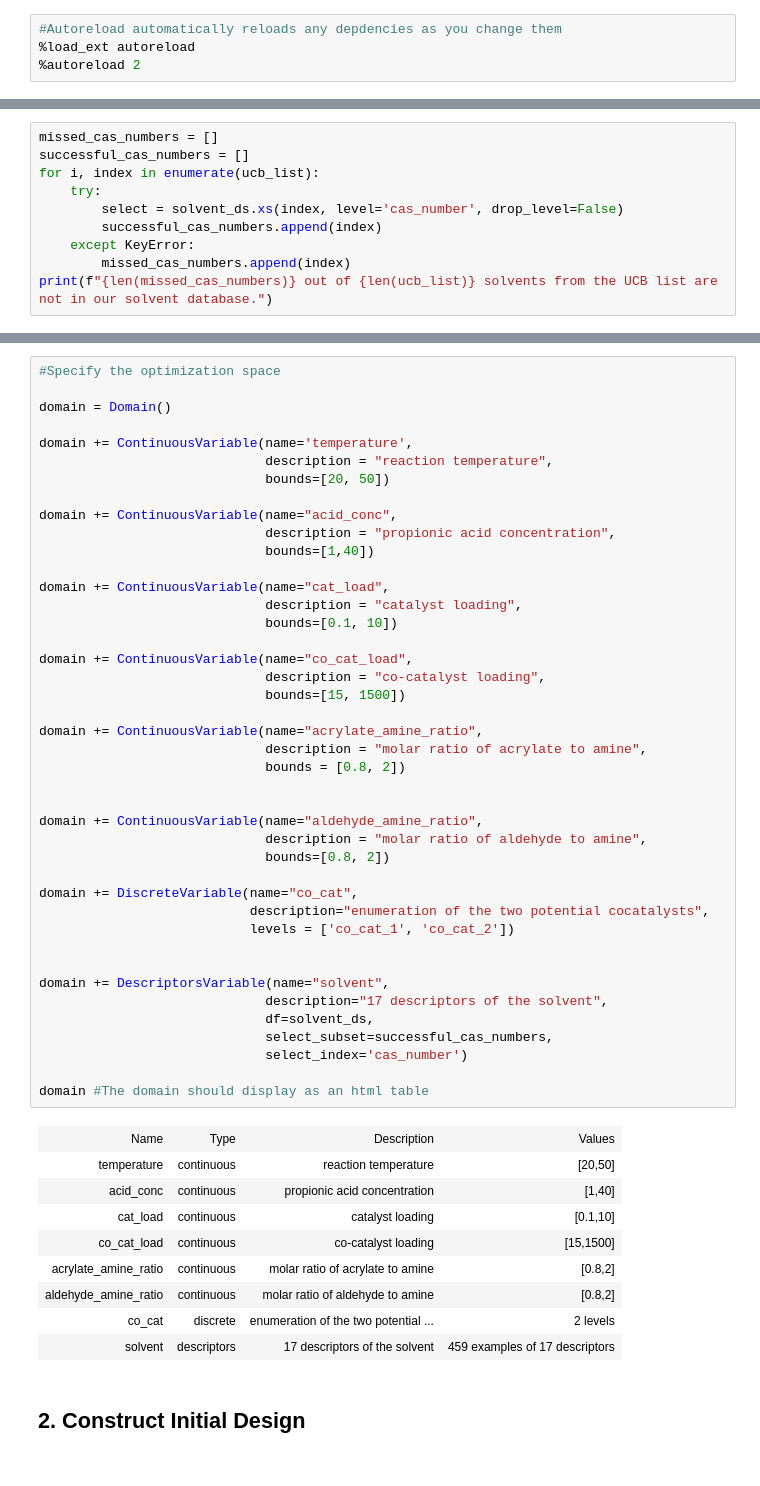
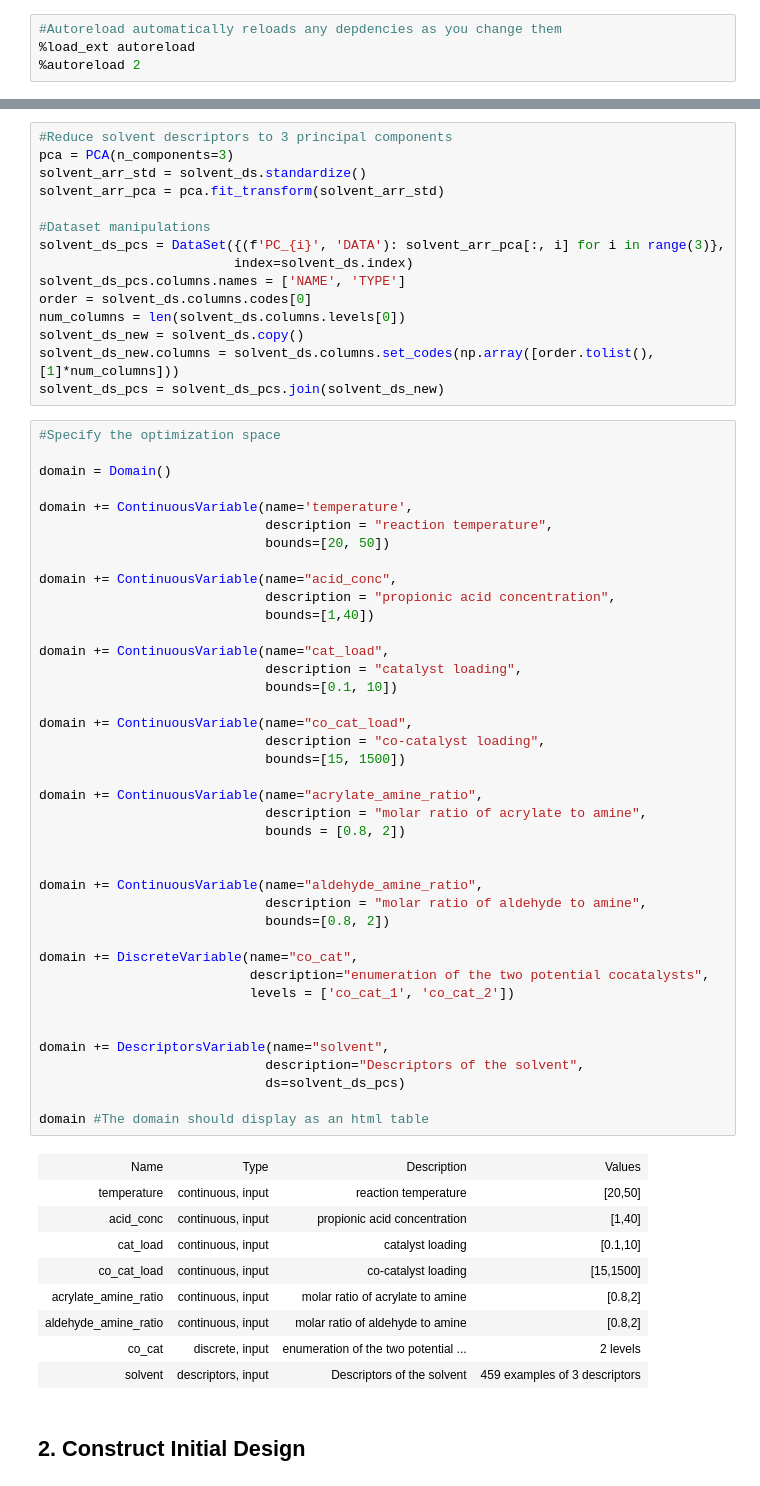
Before and after one commit to sustainable-processes/summit, a Jupyter notebook: case_studies/photoamination/initial_design.ipynb, the cells around one changed output, grey strips where cells are left out. Saved outputs shown, nothing was run; the diff lists cells and outputs as text.

```diff
--- a/case_studies/photoamination/initial_design.ipynb
+++ b/case_studies/photoamination/initial_design.ipynb
@@ -21,11 +24 @@ import matplotlib.pyplot as plt
 from tqdm import tqdm
-# %%
-missed_cas_numbers = []
-successful_cas_numbers = []
-for i, index in enumerate(ucb_list):
-    try:
-        select = solvent_ds.xs(index, level='cas_number', drop_level=False)
-        successful_cas_numbers.append(index)
-    except KeyError:
-        missed_cas_numbers.append(index)
-print(f"{len(missed_cas_numbers)} out of {len(ucb_list)} solvents from the UCB list are not in our solvent database.")
@@ -34,3 +25,18 @@ print(f"{len(missed_cas_numbers)} out of {len(ucb_list)} solvents from the UCB l
+# %%
+#Reduce solvent descriptors to 3 principal components
+pca = PCA(n_components=3)
+solvent_arr_std = solvent_ds.standardize()
+solvent_arr_pca = pca.fit_transform(solvent_arr_std)
+
+#Dataset manipulations
+solvent_ds_pcs = DataSet({(f'PC_{i}', 'DATA'): solvent_arr_pca[:, i] for i in range(3)},
+                         index=solvent_ds.index)
+solvent_ds_pcs.columns.names = ['NAME', 'TYPE']
+order = solvent_ds.columns.codes[0]
+num_columns = len(solvent_ds.columns.levels[0])
+solvent_ds_new = solvent_ds.copy()
+solvent_ds_new.columns = solvent_ds.columns.set_codes(np.array([order.tolist(), [1]*num_columns]))
+solvent_ds_pcs = solvent_ds_pcs.join(solvent_ds_new)
 # %%
 #Specify the optimization space
 
@@ -44,44 +50,42 @@ domain += ContinuousVariable(name="acid_conc",
                              description = "propionic acid concentration",
                              bounds=[1,40])
 
 domain += ContinuousVariable(name="cat_load",
                              description = "catalyst loading",
                              bounds=[0.1, 10])
 
 domain += ContinuousVariable(name="co_cat_load",
                              description = "co-catalyst loading",
                              bounds=[15, 1500])
 
 domain += ContinuousVariable(name="acrylate_amine_ratio",
                              description = "molar ratio of acrylate to amine",
                              bounds = [0.8, 2])
 
 
 domain += ContinuousVariable(name="aldehyde_amine_ratio",
                              description = "molar ratio of aldehyde to amine",
                              bounds=[0.8, 2])
 
 domain += DiscreteVariable(name="co_cat",
                            description="enumeration of the two potential cocatalysts",
                            levels = ['co_cat_1', 'co_cat_2'])
 
 
 domain += DescriptorsVariable(name="solvent",
-                             description="17 descriptors of the solvent",
-                             df=solvent_ds,
-                             select_subset=successful_cas_numbers,
-                             select_index='cas_number')
+                             description="Descriptors of the solvent",
+                             ds=solvent_ds_pcs)
 
 domain #The domain should display as an html table
 # %% [output]
 | Name | Type | Description | Values |
-| temperature | continuous | reaction temperature | [20,50] |
-| acid_conc | continuous | propionic acid concentration | [1,40] |
-| cat_load | continuous | catalyst loading | [0.1,10] |
-| co_cat_load | continuous | co-catalyst loading | [15,1500] |
-| acrylate_amine_ratio | continuous | molar ratio of acrylate to amine | [0.8,2] |
-| aldehyde_amine_ratio | continuous | molar ratio of aldehyde to amine | [0.8,2] |
-| co_cat | discrete | enumeration of the two potential ... | 2 levels |
-| solvent | descriptors | 17 descriptors of the solvent | 459 examples of 17 descriptors |
+| temperature | continuous, input | reaction temperature | [20,50] |
+| acid_conc | continuous, input | propionic acid concentration | [1,40] |
+| cat_load | continuous, input | catalyst loading | [0.1,10] |
+| co_cat_load | continuous, input | co-catalyst loading | [15,1500] |
+| acrylate_amine_ratio | continuous, input | molar ratio of acrylate to amine | [0.8,2] |
+| aldehyde_amine_ratio | continuous, input | molar ratio of aldehyde to amine | [0.8,2] |
+| co_cat | discrete, input | enumeration of the two potential ... | 2 levels |
+| solvent | descriptors, input | Descriptors of the solvent | 459 examples of 3 descriptors |
 # %% [markdown]
 ## 2. Construct Initial Design
```
Also changed, not shown: parts of 10 cells of this notebook, 2 other files.
